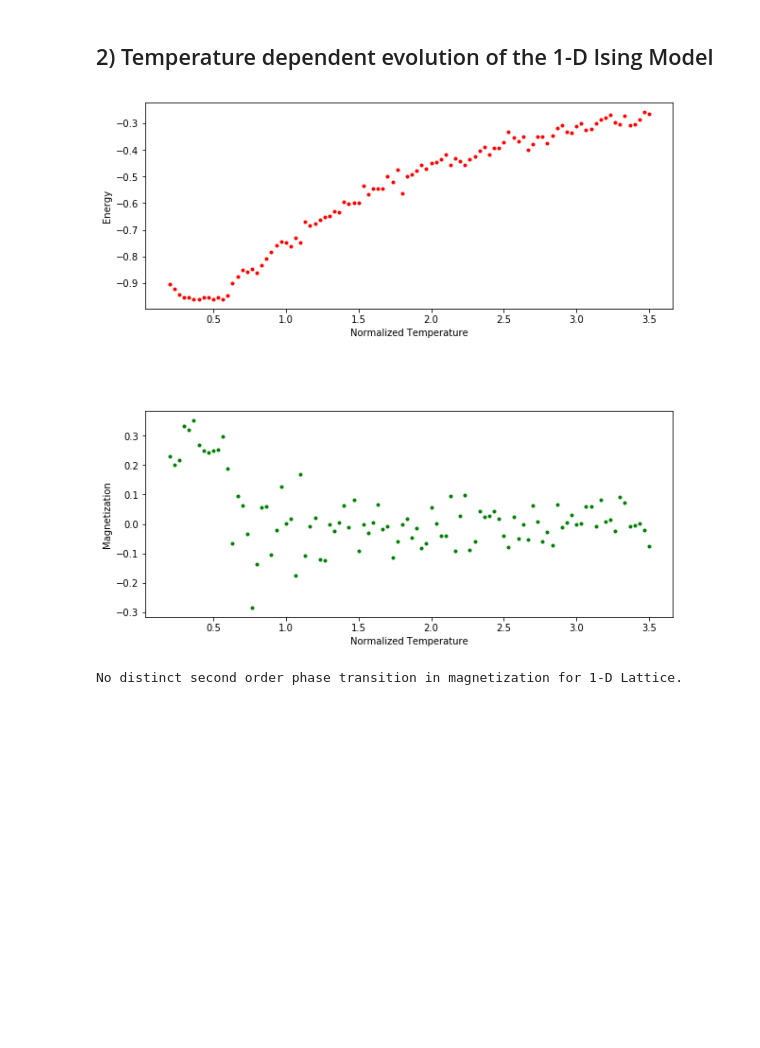
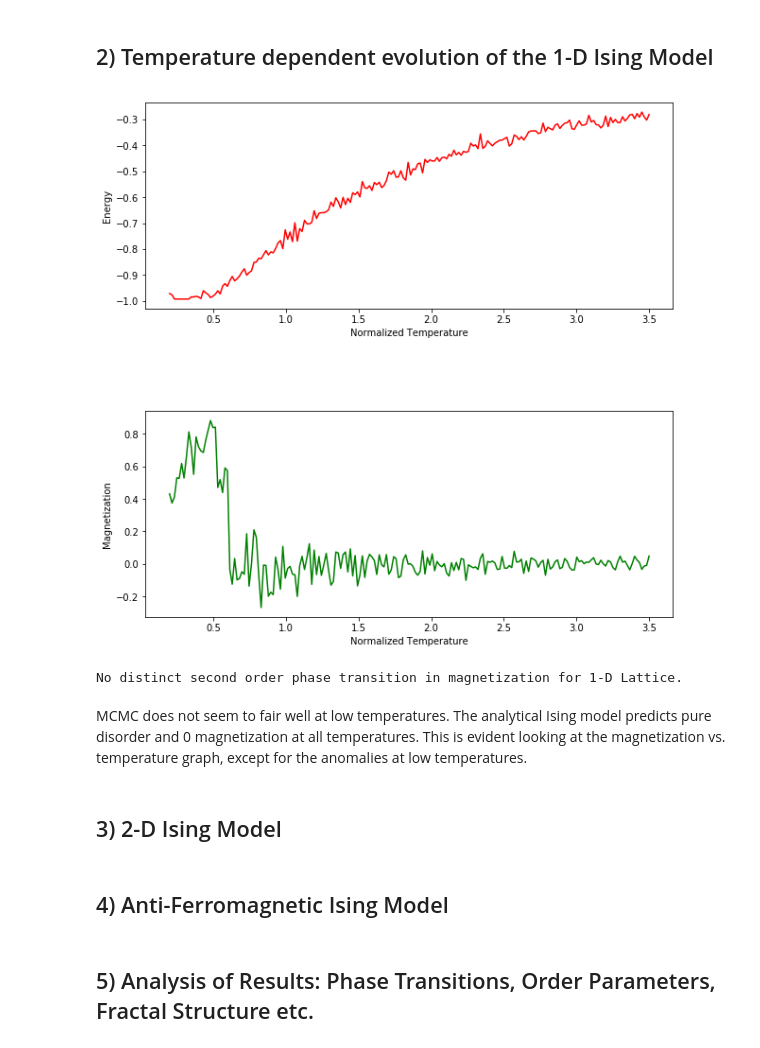
Before and after one commit to varunmenon1310/Ising-Model, a Jupyter notebook: Ising Model.ipynb, the cells around one changed output. Cells and saved outputs as stored; diff of their text form; code cells hidden in the pictures; blank space fills up the shorter version.

```diff
--- a/Ising Model.ipynb
+++ b/Ising Model.ipynb
@@ -11,7 +11,7 @@ import matplotlib.pyplot as plt
   ##                              (Single example with fixed temperature)
 # %%
 J=1 #coupling parameter
-steps=7000 #number of monte carlo steps
+steps=80000 #number of monte carlo steps
 grid_size=500 #lattice size
 grid=np.random.choice([-1,1],size=grid_size) #initialize lattice
 
@@ -53,13 +53,13 @@ Mag=0
 for i in range(steps): #run monte carlo process till equilibriation
     monte_carlo(grid,0.5)
 
-for j in range(2000): #run monte carlo process for 2000 iterations after equilibriation to calculate average parameters
+for j in range(5000): #run monte carlo process for 2000 iterations after equilibriation to calculate average parameters
     eq=monte_carlo(grid,0.5)
     E+=H(eq)
     Mag+=M(eq)
 
-H_average=E/(2000*grid_size) #average energy per site over the evolution of the system
-M_average=Mag/(2000*grid_size) #average magnetization per site over the evolution of the system (order parameter)
+H_average=E/(5000*grid_size) #average energy per site over the evolution of the system
+M_average=Mag/(5000*grid_size) #average magnetization per site over the evolution of the system (order parameter)
 
 eq_image=image_convert(eq)
 
@@ -76,7 +76,8 @@ plt.setp(ax.get_yticklabels(), visible=False)
 plt.setp(ax.get_xticklabels(), visible=False)
 ax.tick_params(bottom=False, left=False)
 cbar_ax = fig.add_axes([0.95, 0.15, 0.02, 0.7])
-fig.colorbar(cax, cax=cbar_ax,ticks=[-1,1])
+cb=fig.colorbar(cax, cax=cbar_ax,ticks=[-1,1])
+cb.ax.tick_params(labelsize=20)
 plt.show()
 
 print('\t\t\tAverage energy over evolution of the system: {}'.format(H_average))
@@ -88,36 +89,44 @@ print('\t\t\tAverage magnetization: {}'.format(M_average))
 # %% [markdown]
 ## 2) Temperature dependent evolution of the 1-D Ising Model
 # %%
-temps=np.linspace(0.2,3.5,100) #generate an array of various normalized temperatures
+temps=np.linspace(0.2,3.5,200) #generate an array of various normalized temperatures
 
 E_array=[] #to store average energies and magnetizations at various temperatures
 M_array=[]
 
 for temp in temps: #iterate over temperatures
     E=0
     Mag=0
     for i in range(steps): #run monte carlo process till equilibriation
         monte_carlo(grid,temp)
 
-    for j in range(2000): #run monte carlo process for 2000 iterations after equilibriation to calculate average parameters
+    for j in range(5000): #run monte carlo process for 2000 iterations after equilibriation to calculate average parameters
         eq=monte_carlo(grid,temp)
         E+=H(eq)
         Mag+=M(eq)
-    E_array.append(E/(2000*grid_size)) #store parameters
-    M_array.append(Mag/(2000*grid_size))
+    E_array.append(E/(5000*grid_size)) #store parameters
+    M_array.append(Mag/(5000*grid_size))
 
 
 fig,(ax1,ax2)=plt.subplots(2,1,figsize=(10,10)) #display stuff
 plt.subplots_adjust(hspace=0.5)
 ax1.set_xlabel('Normalized Temperature')
 ax1.set_ylabel('Energy')
-ax1.plot(temps,E_array,'r.')
+ax1.plot(temps,E_array,'r-')
 ax2.set_xlabel('Normalized Temperature')
 ax2.set_ylabel('Magnetization')
-ax2.plot(temps,M_array,'g.')
+ax2.plot(temps,M_array,'g-')
 plt.show()
 
 print('No distinct second order phase transition in magnetization for 1-D Lattice.')
 # %% [output]
-[figure, old version]
+[figure, new version]
 No distinct second order phase transition in magnetization for 1-D Lattice.
+# %% [markdown]
+MCMC does not seem to fair well at low temperatures. The analytical Ising model predicts pure disorder and 0 magnetization at all temperatures. This is evident looking at the magnetization vs. temperature graph, except for the anomalies at low temperatures.
+# %% [markdown]
+## 3) 2-D Ising Model
+# %% [markdown]
+## 4) Anti-Ferromagnetic Ising Model
+# %% [markdown]
+## 5) Analysis of Results: Phase Transitions, Order Parameters, Fractal Structure etc.
```
Also changed, not shown: parts of 1 cell of this notebook.
